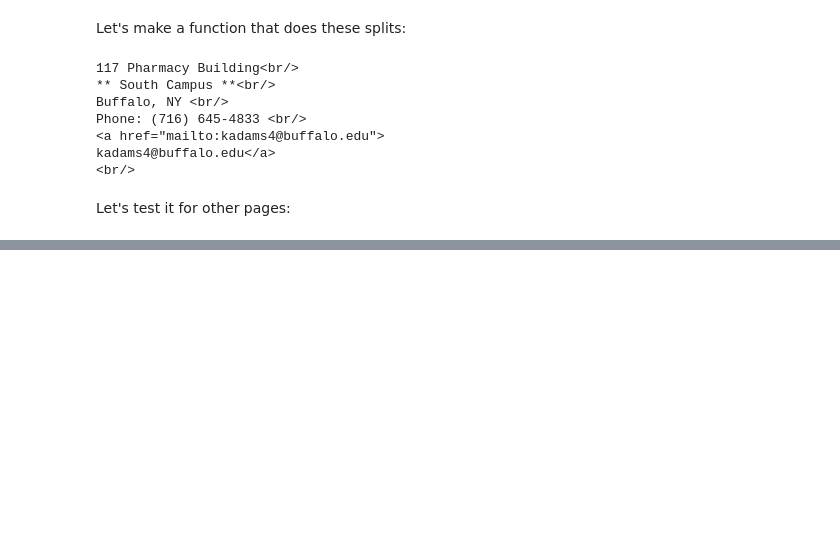
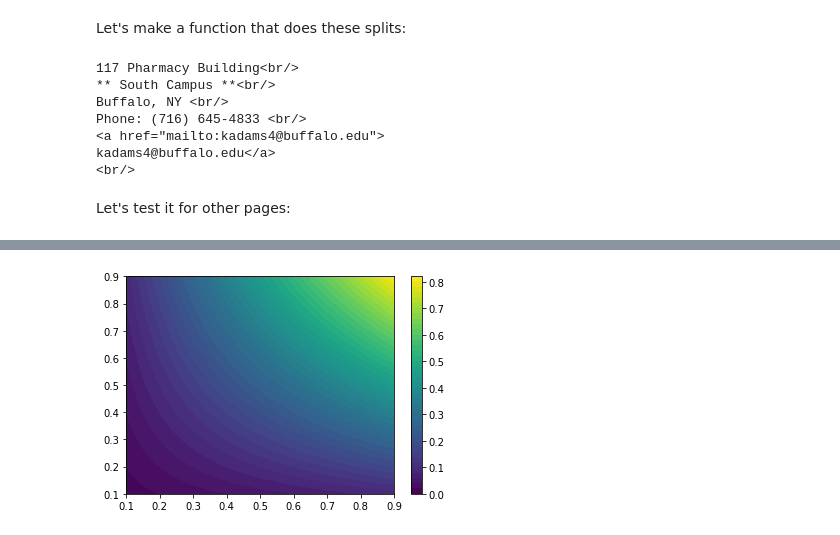
Before and after one commit to jllottes/jllottes.github.io, a Jupyter notebook: _static/weekly_notebooks/week13_notebook.ipynb, the cells around one changed output, grey strips where cells are left out. Saved outputs shown, nothing was run; the diff lists cells and outputs as text; code cells hidden in the pictures; blank space fills up the shorter version.

```diff
--- a/_static/weekly_notebooks/week13_notebook.ipynb
+++ b/_static/weekly_notebooks/week13_notebook.ipynb
@@ -306,0 +360,14 @@ xzhu27@buffalo.edu</a>
+# %%
+x = np.linspace(.1,.9,51)
+y = np.linspace(.1,.9,51)
+
+X,Y = np.meshgrid(x,y)
+# %%
+Z = X * Y
+# %%
+plt.contourf(X,Y,Z,levels = 50)
+plt.colorbar()
+
+plt.savefig('myfig.png')
+# %% [output]
+[figure, added]
```
Also changed, not shown: parts of 14 cells of this notebook, 59 other files.
